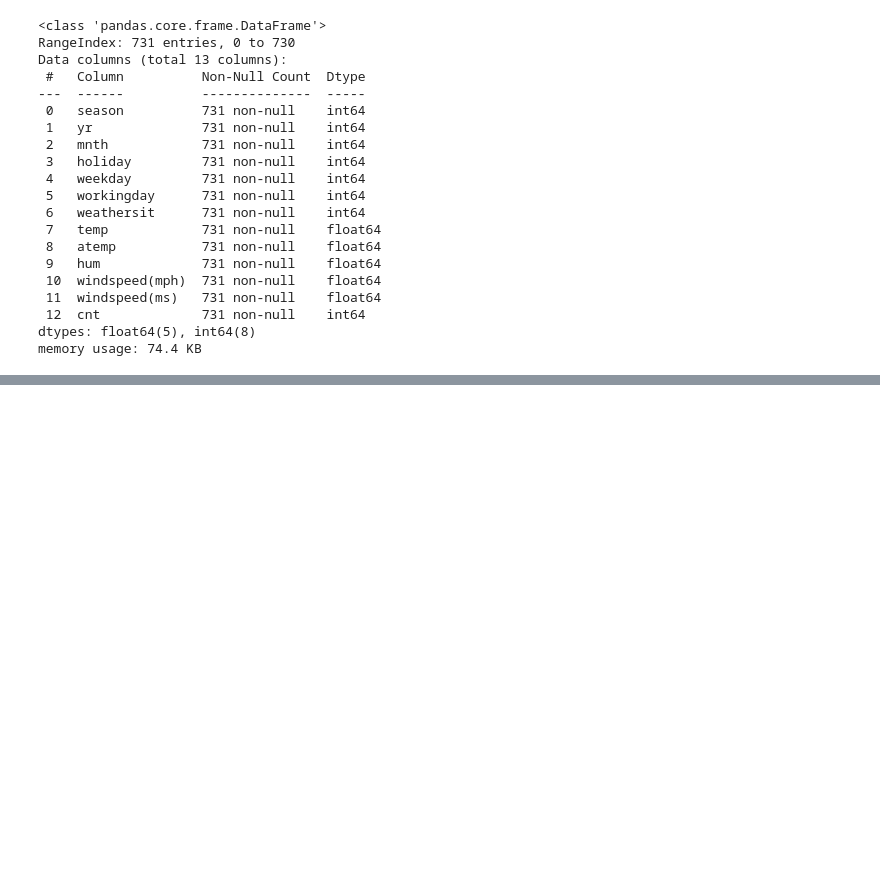
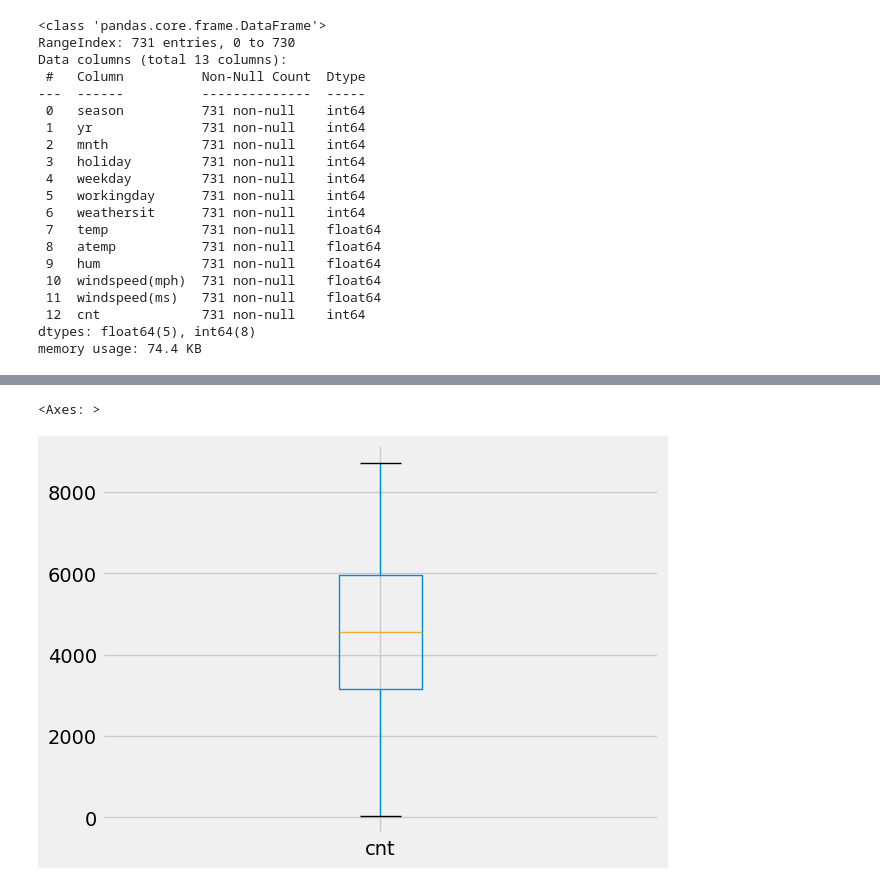
Before and after one commit to 88alexinho/bires_rent_LR, a Jupyter notebook: bikes_rent.ipynb, the cells around one changed output, grey strips where cells are left out. Saved outputs shown, nothing was run; the diff lists cells and outputs as text; code cells hidden in the pictures; blank space fills up the shorter version.

```diff
--- a/bikes_rent.ipynb
+++ b/bikes_rent.ipynb
@@ -59,0 +97,5 @@ memory usage: 74.4 KB
+# %%
+df.boxplot(column='cnt')
+# %% [output]
+<Axes: >
+[figure, added]
```
Also changed, not shown: parts of 68 cells of this notebook.
